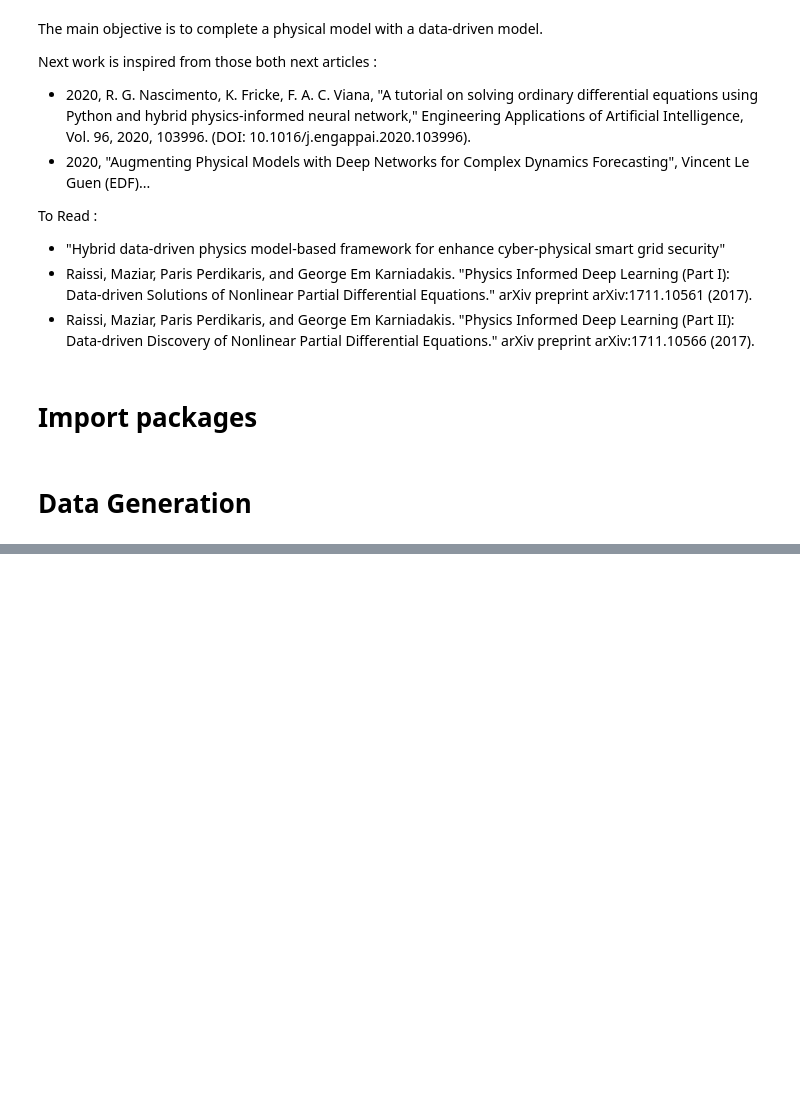
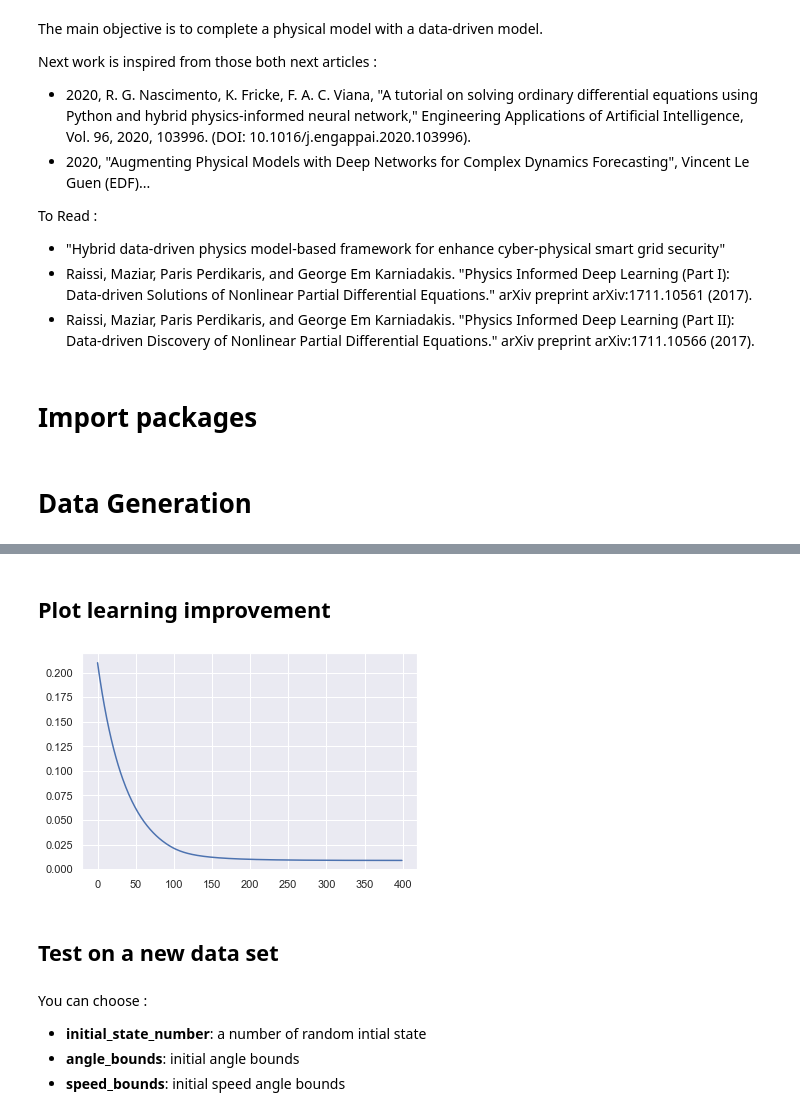
Before and after one commit to PierreAttard/Scientific-Machine-Learning, a Jupyter notebook: interactive.ipynb, the cells around one changed output, grey strips where cells are left out. Drawn from its saved outputs; the diff is of its cells as text; code cells hidden in the pictures; blank space fills up the shorter version.

```diff
--- a/interactive.ipynb
+++ b/interactive.ipynb
@@ -26,0 +90,8 @@ df_all = pd.read_csv("data.csv", sep=";", decimal=",", header=0)
+# %%
+utrain = u[np.newaxis, :, np.newaxis].astype(np.float32)  # add two axis in order to use tensorflow (batch, time step, numbre of input)
+tetha_train = res_sim1[:, 0][np.newaxis, :, np.newaxis]
+ub, lb = None, None
+initial_condition_tf = np.array(initial_condition).astype(np.float32)[np.newaxis, :]
+new_alpha = 0.05
+new_alpha_tf = np.array([new_alpha], dtype='float32')  # initial guess, true value is 0.2
+omega_tf = np.array([omega], dtype='float32')
@@ -39,0 +153,13 @@ df_all.head()
+# %% [markdown]
+## Plot learning improvement
+# %%
+ax = plt.plot(historic.history["loss"])
+# %% [output]
+[figure, added]
+# %% [markdown]
+## Test on a new data set
+# %% [markdown]
+You can choose :
+- **initial_state_number**: a number of random intial state
+- **angle_bounds**: initial angle bounds
+- **speed_bounds**: initial speed angle bounds
```
Also changed, not shown: parts of 34 cells of this notebook.
